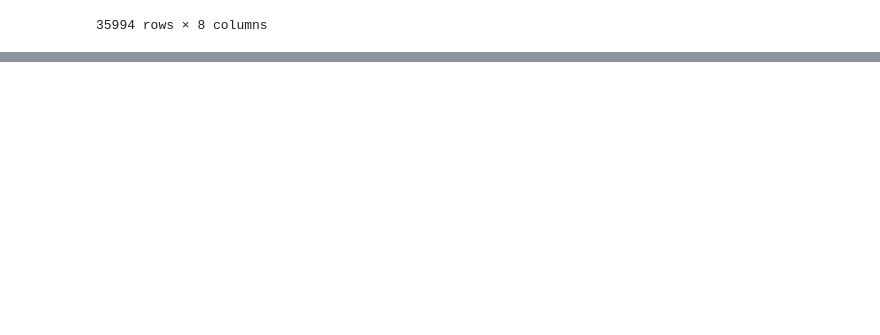
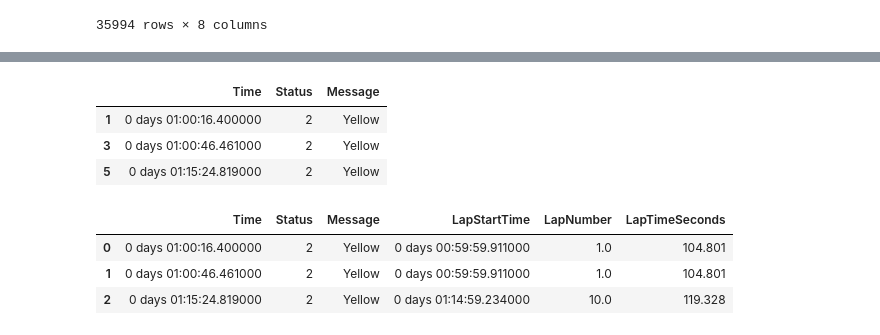
Before and after one commit to mohammedDhinojwala/f1-ai-race-strategy, a Jupyter notebook: notebooks/01_data_investigation.ipynb, the cells around one changed output, grey strips where cells are left out. Drawn from its saved outputs; the diff is of its cells as text; code cells hidden in the pictures; blank space fills up the shorter version.

Commit message:
checkpoint:C4.3 RACE CONDITION VS LAP TIME

```diff
--- a/notebooks/01_data_investigation.ipynb
+++ b/notebooks/01_data_investigation.ipynb
@@ -1925,0 +1944,25 @@ zhou_pos
+# %%
+yellow_status = f1_data.track_status[f1_data.track_status["Message"] == "Yellow"].copy()
+yellow_status
+# %% [output]
+|  | Time | Status | Message |
+| 1 | 0 days 01:00:16.400000 | 2 | Yellow |
+| 3 | 0 days 01:00:46.461000 | 2 | Yellow |
+| 5 | 0 days 01:15:24.819000 | 2 | Yellow |
+# %%
+race_condition_laps =pd.merge_asof(
+    yellow_status.sort_values("Time"),
+    zhou_laps[
+        ["LapStartTime", "LapNumber", "LapTimeSeconds"]
+    ].sort_values("LapStartTime"),
+    left_on="Time",
+    right_on="LapStartTime",
+    direction="backward"
+)
+
+race_condition_laps
+# %% [output]
+|  | Time | Status | Message | LapStartTime | LapNumber | LapTimeSeconds |
+| 0 | 0 days 01:00:16.400000 | 2 | Yellow | 0 days 00:59:59.911000 | 1.0 | 104.801 |
+| 1 | 0 days 01:00:46.461000 | 2 | Yellow | 0 days 00:59:59.911000 | 1.0 | 104.801 |
+| 2 | 0 days 01:15:24.819000 | 2 | Yellow | 0 days 01:14:59.234000 | 10.0 | 119.328 |
```
Also changed, not shown: parts of 5 cells of this notebook.
